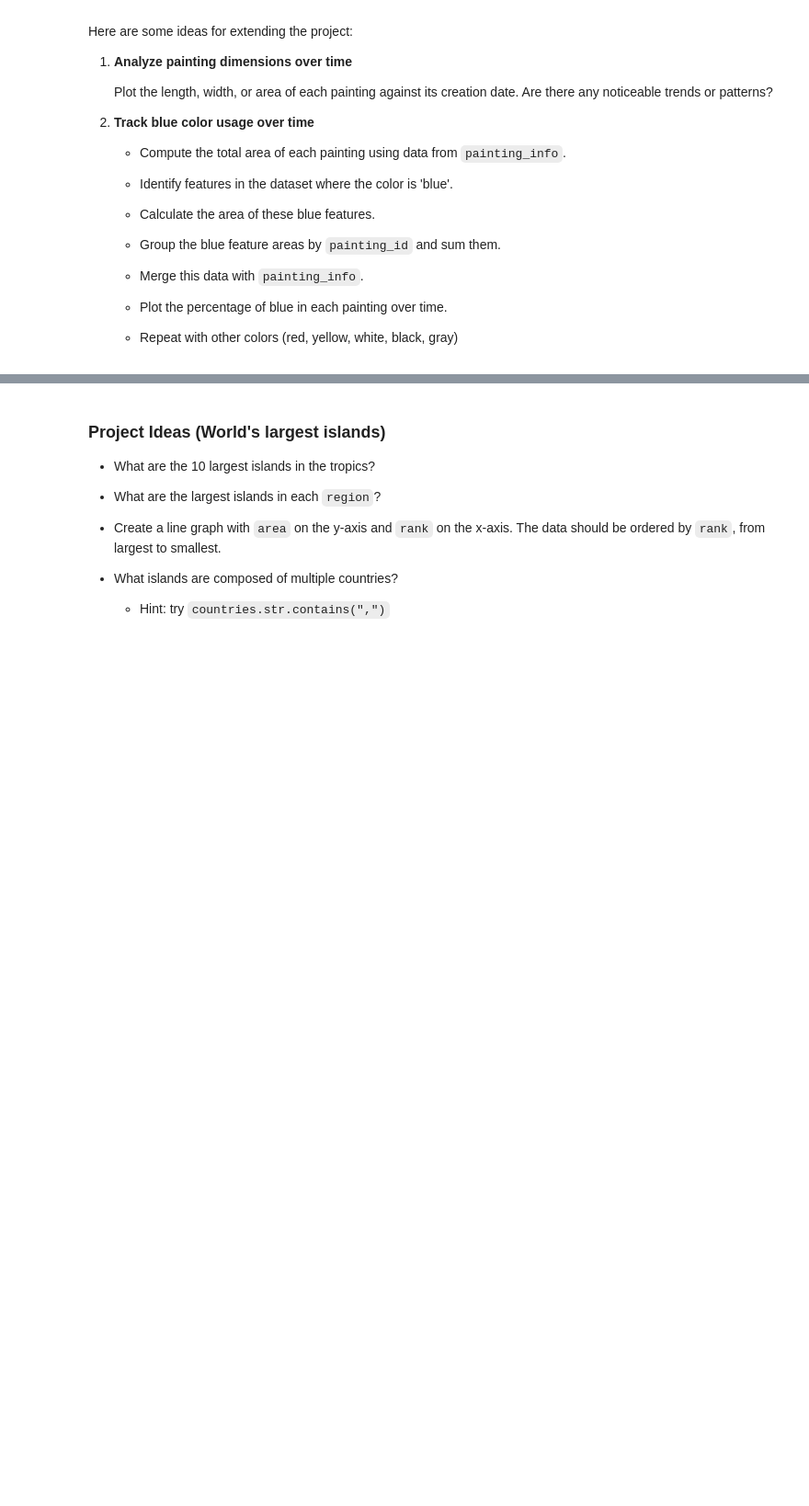
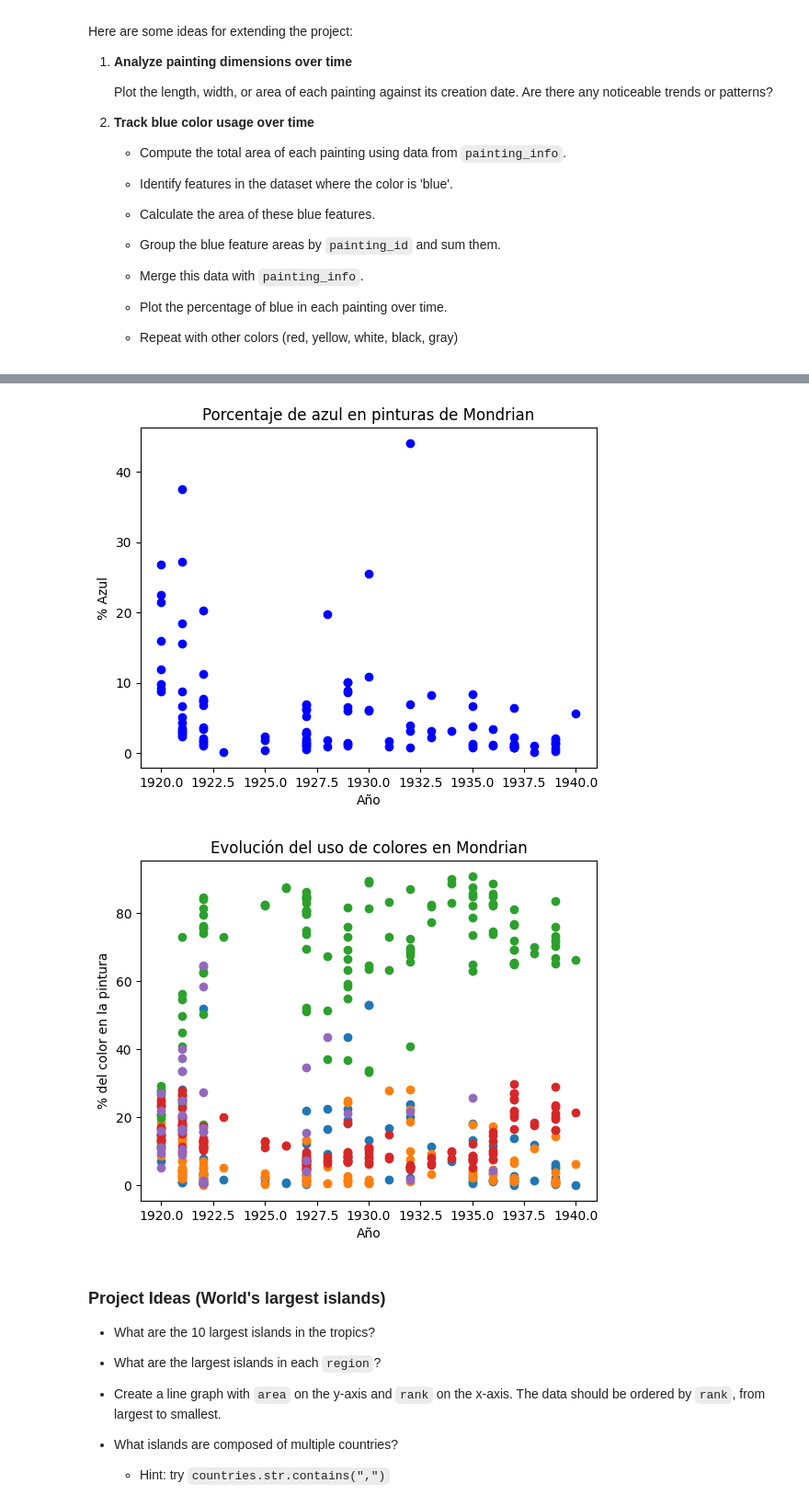
Before and after one commit to Lizbeth-Guerrero/MineriaDeDatos, a Jupyter notebook: Untitled0.ipynb, the cells around one changed output, grey strips where cells are left out. Shown at 92% size. Drawn from its saved outputs; the diff is of its cells as text; code cells hidden in the pictures; blank space fills up the shorter version.

```diff
--- a/Untitled0.ipynb
+++ b/Untitled0.ipynb
@@ -1059,3 +1068,48 @@ uploaded = files.upload()
+# %%
+#Track blue color usage over time
+features = pd.read_csv('mondrian-painting-features.csv')
+features.head()
+painting_info = pd.read_csv('mondrian-painting-info.csv')
+painting_info.head()
+
+features["feature_area"] = features["width"] * features["height"]
+total_area = features.groupby("painting_id")["feature_area"].sum().reset_index()
+total_area.rename(columns={"feature_area":"painting_area"}, inplace=True)
+blue_features = features[features["color"] == "blue"] #Filtramos
+#Realizamos calculos de procentaje para el color azul
+blue_area = blue_features.groupby("painting_id")["feature_area"].sum().reset_index()
+blue_area.rename(columns={"feature_area":"blue_area"}, inplace=True)
+painting_info = painting_info.merge(total_area, on="painting_id")
+painting_info = painting_info.merge(blue_area, on="painting_id", how="left")
+painting_info["blue_area"].fillna(0)
+painting_info["blue_porcent"] = painting_info["blue_area"] / painting_info["painting_area"] * 100
+#Graficar azul
+plt.scatter(painting_info["year"], painting_info["blue_porcent"], color="blue")
+plt.xlabel("Año")
+plt.ylabel("% Azul")
+plt.title("Porcentaje de azul en pinturas de Mondrian")
+plt.show()
+
+# Calculamos los porcentajes de los demas colores
+colors = ["red","yellow","white","black","gray"]
+for c in colors:
+    color_features = features[features["color"] == c]
+    color_area = color_features.groupby("painting_id")["feature_area"].sum().reset_index()
+    color_area.rename(columns={"feature_area":f"{c}_area"}, inplace=True)
+    painting_info = painting_info.merge(color_area, on="painting_id", how="left")
+    painting_info[f"{c}_area"].fillna(0)
+    painting_info[f"{c}_porcent"] = painting_info[f"{c}_area"] / painting_info["painting_area"] * 100
+
+#Graficamos todos los colores restantes juntos
+for c in colors:
+    plt.scatter(painting_info["year"], painting_info[f"{c}_porcent"])
+plt.xlabel("Año")
+plt.ylabel("% del color en la pintura")
+plt.title("Evolución del uso de colores en Mondrian")
+plt.show()
+# %% [output]
+[figure, added]
+[figure, added]
 # %% [markdown]
 ### Project Ideas (World's largest islands)
 
```
Also changed, not shown: parts of 6 cells of this notebook.
